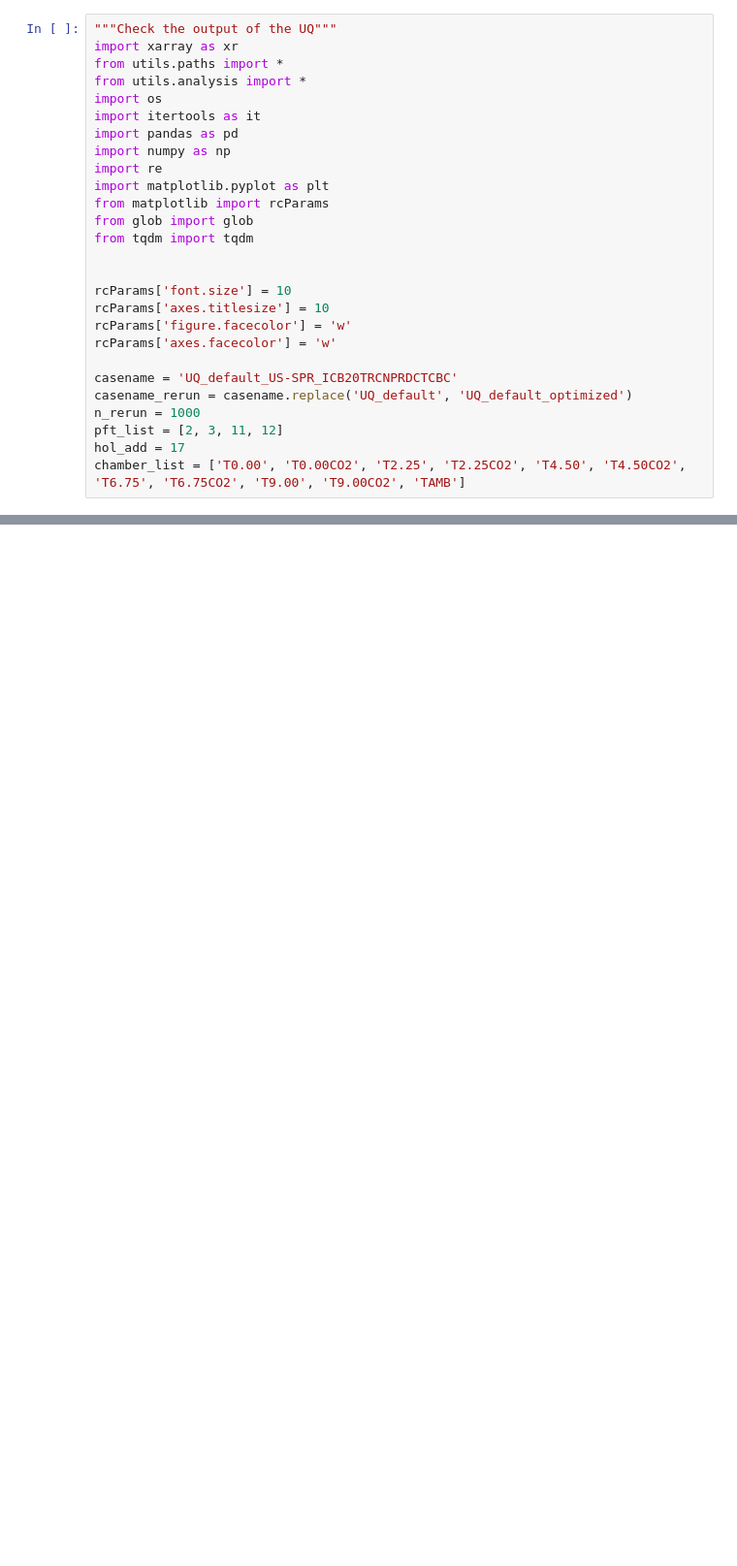
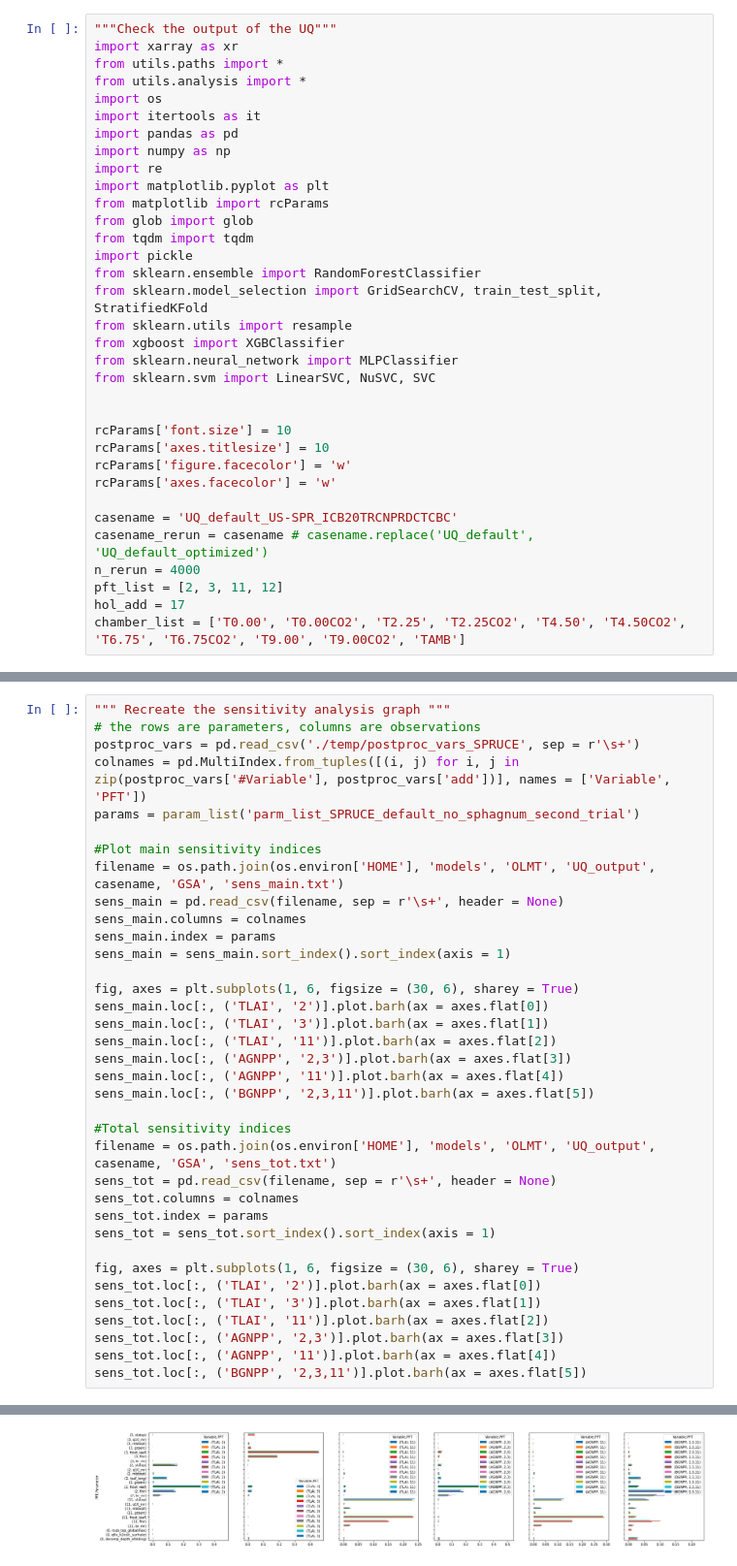
Before and after one commit to ypwong22/elm_nutrients, a Jupyter notebook: uq_examine.ipynb, the cells around one changed output, grey strips where cells are left out. Shown: that part at 97% size. Cells and saved outputs as stored; diff of their text form; blank space fills up the shorter version.

```diff
--- a/uq_examine.ipynb
+++ b/uq_examine.ipynb
@@ -12,6 +12,13 @@ import matplotlib.pyplot as plt
 from matplotlib import rcParams
 from glob import glob
 from tqdm import tqdm
+import pickle
+from sklearn.ensemble import RandomForestClassifier
+from sklearn.model_selection import GridSearchCV, train_test_split, StratifiedKFold
+from sklearn.utils import resample
+from xgboost import XGBClassifier
+from sklearn.neural_network import MLPClassifier
+from sklearn.svm import LinearSVC, NuSVC, SVC
 
 
 rcParams['font.size'] = 10
@@ -20,8 +27,8 @@ rcParams['figure.facecolor'] = 'w'
 rcParams['axes.facecolor'] = 'w'
 
 casename = 'UQ_default_US-SPR_ICB20TRCNPRDCTCBC'
-casename_rerun = casename.replace('UQ_default', 'UQ_default_optimized')
-n_rerun = 1000
+casename_rerun = casename # casename.replace('UQ_default', 'UQ_default_optimized')
+n_rerun = 4000
 pft_list = [2, 3, 11, 12]
 hol_add = 17
 chamber_list = ['T0.00', 'T0.00CO2', 'T2.25', 'T2.25CO2', 'T4.50', 'T4.50CO2', 'T6.75', 'T6.75CO2', 'T9.00', 'T9.00CO2', 'TAMB']
@@ -140,0 +332,37 @@ for i in range(len(folders_grew)):
+# %%
+""" Recreate the sensitivity analysis graph """
+# the rows are parameters, columns are observations
+postproc_vars = pd.read_csv('./temp/postproc_vars_SPRUCE', sep = r'\s+')
+colnames = pd.MultiIndex.from_tuples([(i, j) for i, j in zip(postproc_vars['#Variable'], postproc_vars['add'])], names = ['Variable', 'PFT'])
+params = param_list('parm_list_SPRUCE_default_no_sphagnum_second_trial')
+
+#Plot main sensitivity indices
+filename = os.path.join(os.environ['HOME'], 'models', 'OLMT', 'UQ_output', casename, 'GSA', 'sens_main.txt')
+sens_main = pd.read_csv(filename, sep = r'\s+', header = None)
+sens_main.columns = colnames
+sens_main.index = params
+sens_main = sens_main.sort_index().sort_index(axis = 1)
+
+fig, axes = plt.subplots(1, 6, figsize = (30, 6), sharey = True)
+sens_main.loc[:, ('TLAI', '2')].plot.barh(ax = axes.flat[0])
+sens_main.loc[:, ('TLAI', '3')].plot.barh(ax = axes.flat[1])
+sens_main.loc[:, ('TLAI', '11')].plot.barh(ax = axes.flat[2])
+sens_main.loc[:, ('AGNPP', '2,3')].plot.barh(ax = axes.flat[3])
+sens_main.loc[:, ('AGNPP', '11')].plot.barh(ax = axes.flat[4])
+sens_main.loc[:, ('BGNPP', '2,3,11')].plot.barh(ax = axes.flat[5])
+
+#Total sensitivity indices
+filename = os.path.join(os.environ['HOME'], 'models', 'OLMT', 'UQ_output', casename, 'GSA', 'sens_tot.txt')
+sens_tot = pd.read_csv(filename, sep = r'\s+', header = None)
+sens_tot.columns = colnames
+sens_tot.index = params
+sens_tot = sens_tot.sort_index().sort_index(axis = 1)
+
+fig, axes = plt.subplots(1, 6, figsize = (30, 6), sharey = True)
+sens_tot.loc[:, ('TLAI', '2')].plot.barh(ax = axes.flat[0])
+sens_tot.loc[:, ('TLAI', '3')].plot.barh(ax = axes.flat[1])
+sens_tot.loc[:, ('TLAI', '11')].plot.barh(ax = axes.flat[2])
+sens_tot.loc[:, ('AGNPP', '2,3')].plot.barh(ax = axes.flat[3])
+sens_tot.loc[:, ('AGNPP', '11')].plot.barh(ax = axes.flat[4])
+sens_tot.loc[:, ('BGNPP', '2,3,11')].plot.barh(ax = axes.flat[5])
+# %% [output]
@@ -140,0 +370 @@ for i in range(len(folders_grew)):
+[figure, added]
```
Also changed, not shown: parts of 11 cells of this notebook, 8 other files.
